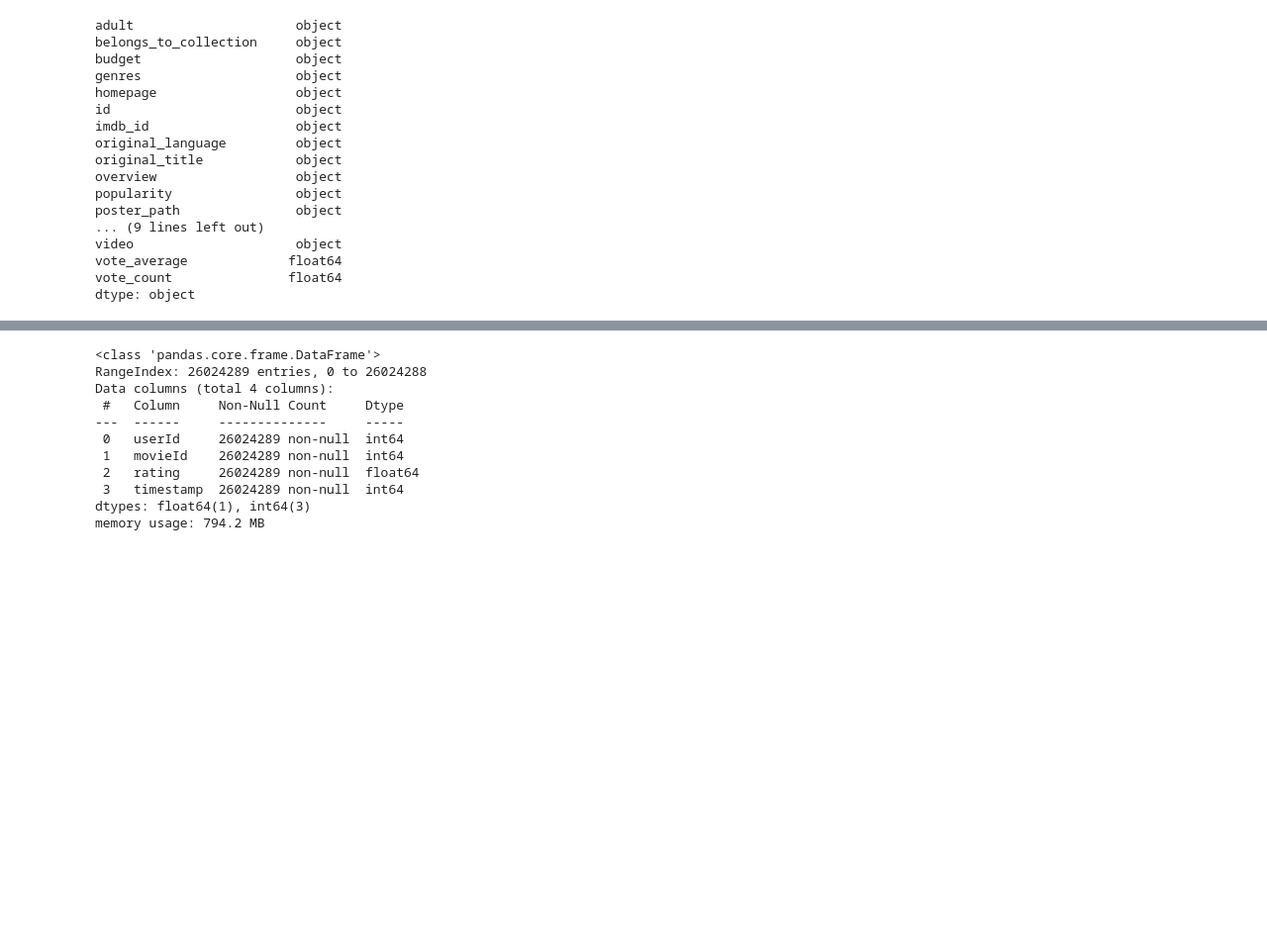
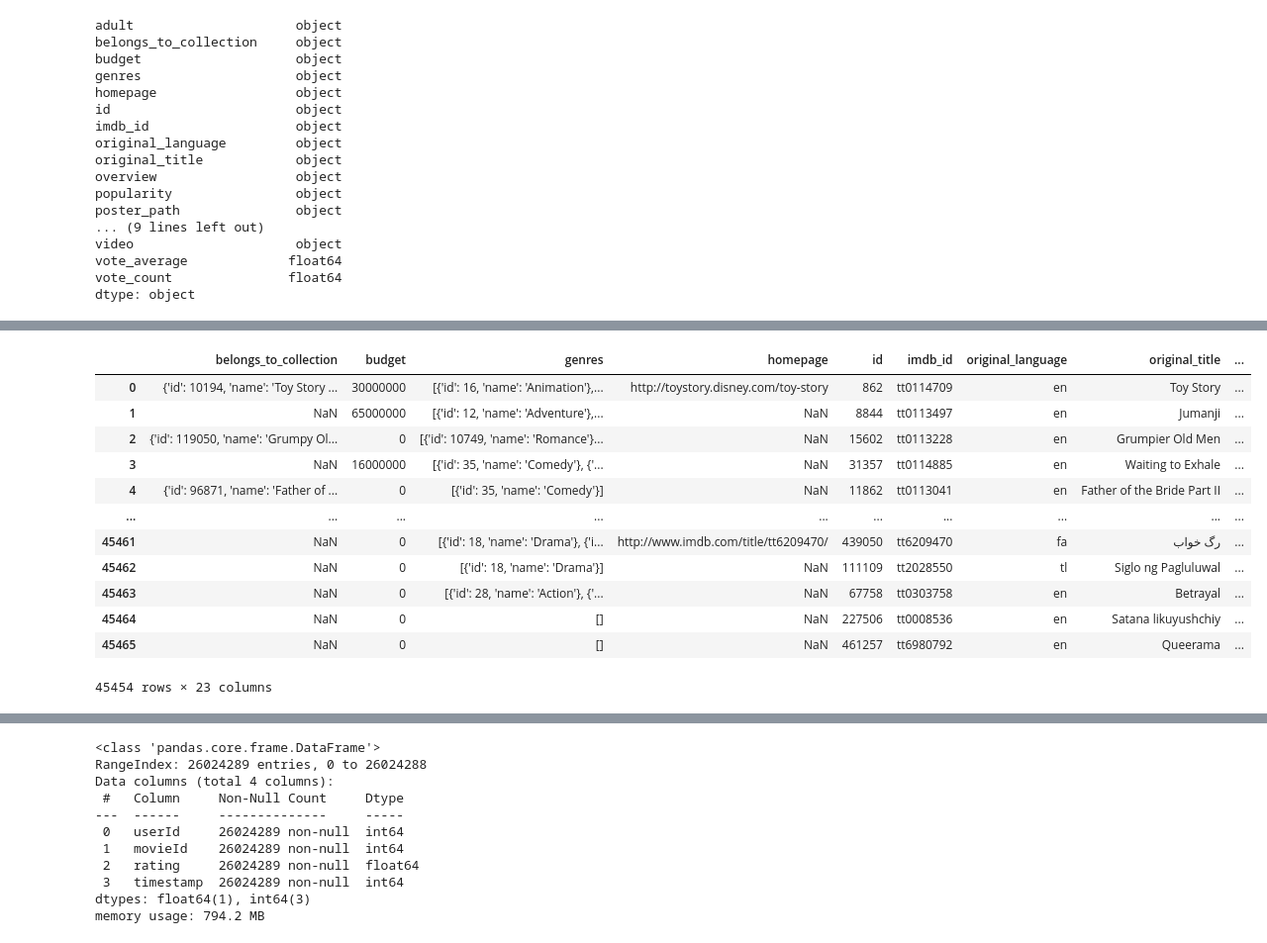
Before and after one commit to krishnakalisarkar/Movies_ETL, a Jupyter notebook: Kaggle_data.ipynb, the cells around one changed output, grey strips where cells are left out. Shown: that part at 99% size. Saved outputs shown, nothing was run; the diff lists cells and outputs as text; code cells hidden in the pictures; blank space fills up the shorter version.

```diff
--- a/Kaggle_data.ipynb
+++ b/Kaggle_data.ipynb
@@ -117,0 +119,17 @@ kaggle_metadata[~kaggle_metadata['adult'].isin(['True','False'])]
+# %%
+kaggle_metadata= kaggle_metadata[kaggle_metadata['adult'] == 'FALSE'].drop('adult',axis='columns')
+kaggle_metadata
+# %% [output]
+|  | belongs_to_collection | budget | genres | homepage | id | imdb_id | original_language | original_title | ... |
+| 0 | {'id': 10194, 'name': 'Toy Story ... | 30000000 | [{'id': 16, 'name': 'Animation'},... | http://toystory.disney.com/toy-story | 862 | tt0114709 | en | Toy Story | ... |
+| 1 | NaN | 65000000 | [{'id': 12, 'name': 'Adventure'},... | NaN | 8844 | tt0113497 | en | Jumanji | ... |
+| 2 | {'id': 119050, 'name': 'Grumpy Ol... | 0 | [{'id': 10749, 'name': 'Romance'}... | NaN | 15602 | tt0113228 | en | Grumpier Old Men | ... |
+| 3 | NaN | 16000000 | [{'id': 35, 'name': 'Comedy'}, {'... | NaN | 31357 | tt0114885 | en | Waiting to Exhale | ... |
+| 4 | {'id': 96871, 'name': 'Father of ... | 0 | [{'id': 35, 'name': 'Comedy'}] | NaN | 11862 | tt0113041 | en | Father of the Bride Part II | ... |
+| ... | ... | ... | ... | ... | ... | ... | ... | ... | ... |
+| 45461 | NaN | 0 | [{'id': 18, 'name': 'Drama'}, {'i... | http://www.imdb.com/title/tt6209470/ | 439050 | tt6209470 | fa | رگ خواب | ... |
+| 45462 | NaN | 0 | [{'id': 18, 'name': 'Drama'}] | NaN | 111109 | tt2028550 | tl | Siglo ng Pagluluwal | ... |
+| 45463 | NaN | 0 | [{'id': 28, 'name': 'Action'}, {'... | NaN | 67758 | tt0303758 | en | Betrayal | ... |
+| 45464 | NaN | 0 | [] | NaN | 227506 | tt0008536 | en | Satana likuyushchiy | ... |
+| 45465 | NaN | 0 | [] | NaN | 461257 | tt6980792 | en | Queerama | ... |
+45454 rows × 23 columns
```
Also changed, not shown: parts of 14 cells of this notebook, 1 other file.
